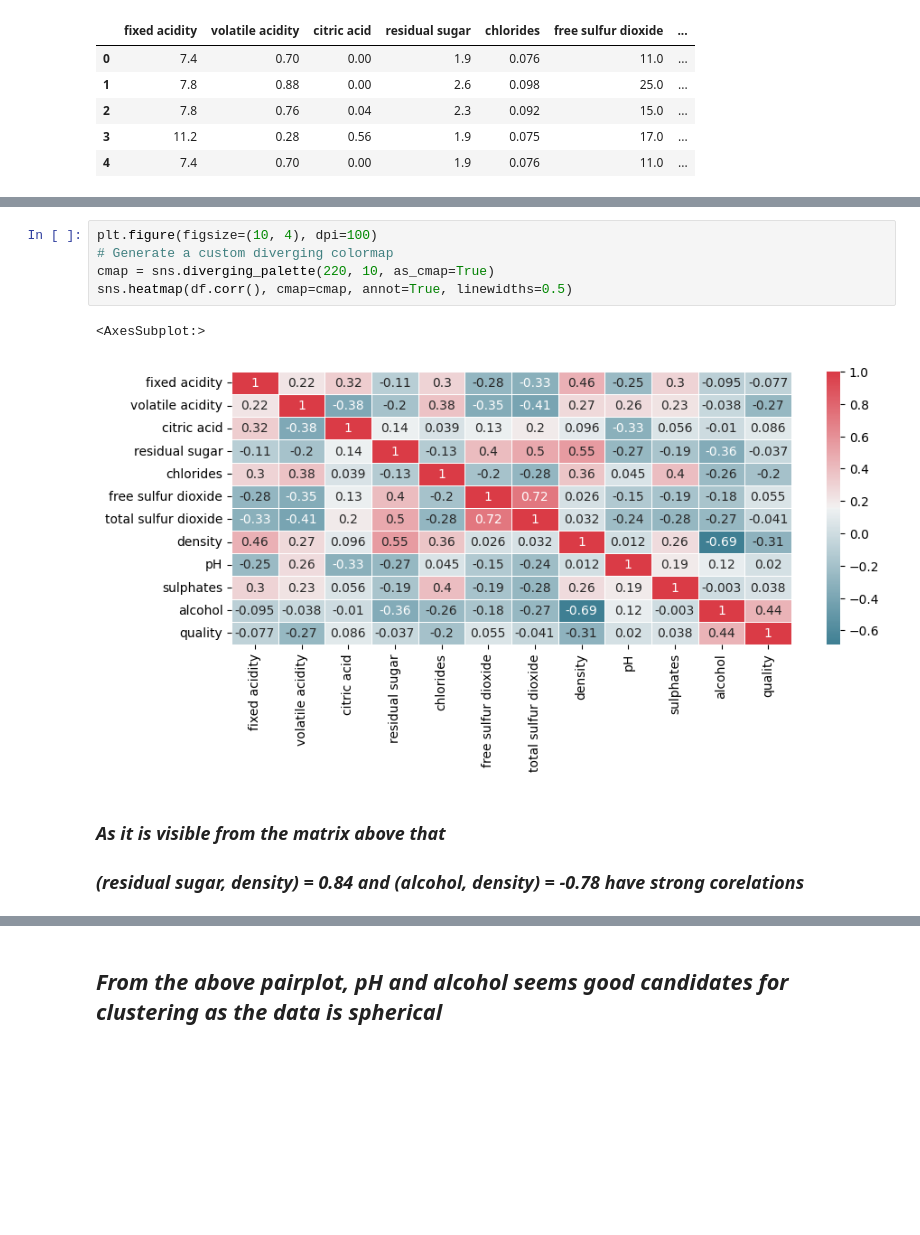
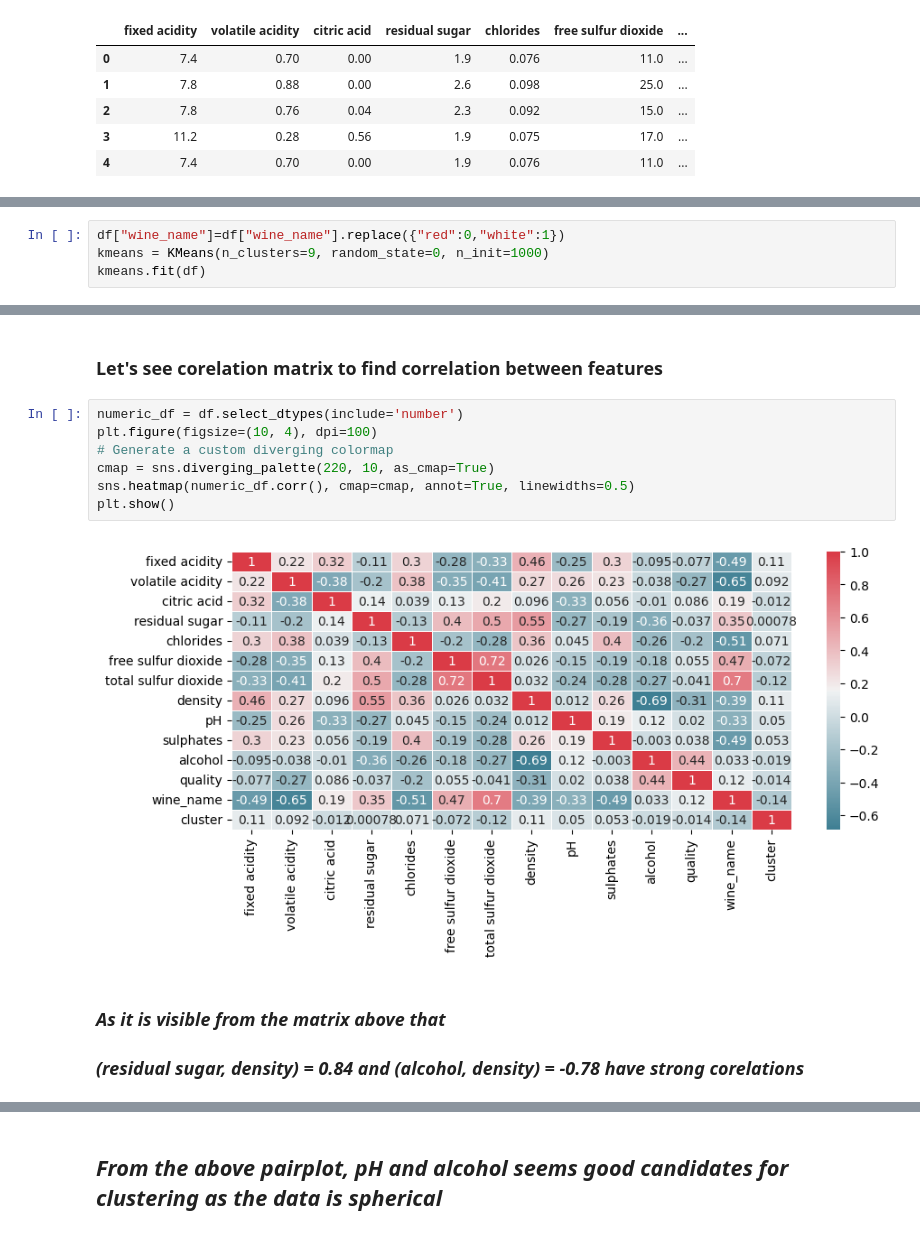
Before and after one commit to dmml-heriot-watt/group-coursework-dmml_cw, a Jupyter notebook: notebooks/K_Means_Clustering.ipynb, the cells around one changed output, grey strips where cells are left out. Saved outputs shown, nothing was run; the diff lists cells and outputs as text; blank space fills up the shorter version.

Commit message:
K -Mean Clustering
K mean clustering with PCA

```diff
--- a/notebooks/K_Means_Clustering.ipynb
+++ b/notebooks/K_Means_Clustering.ipynb
@@ -26,0 +31,4 @@ df.head()
+# %%
+df["wine_name"]=df["wine_name"].replace({"red":0,"white":1})
+kmeans = KMeans(n_clusters=9, random_state=0, n_init=1000)
+kmeans.fit(df)
@@ -27,14 +304,17 @@ df.head()
+# %% [markdown]
+### Let's see corelation matrix to find correlation between features
 # %%
+numeric_df = df.select_dtypes(include='number')
 plt.figure(figsize=(10, 4), dpi=100)
 # Generate a custom diverging colormap
 cmap = sns.diverging_palette(220, 10, as_cmap=True)
-sns.heatmap(df.corr(), cmap=cmap, annot=True, linewidths=0.5)
+sns.heatmap(numeric_df.corr(), cmap=cmap, annot=True, linewidths=0.5)
+plt.show()
 # %% [output]
-<AxesSubplot:>
-[figure, old version]
+[figure, new version]
-# %% [markdown]
-###  *As it is visible from the matrix above that*
-### *(residual sugar, density) = 0.84 and (alcohol, density) = -0.78 have strong corelations*
+# %% [markdown]
+###  *As it is visible from the matrix above that*
+### *(residual sugar, density) = 0.84 and (alcohol, density) = -0.78 have strong corelations*
 # %%
 # Create a pair plot to see scatterplot between varuios features
 plt.figure(figsize=(10, 10), dpi=100)
```
Also changed, not shown: parts of 46 cells of this notebook, 5 other files.
